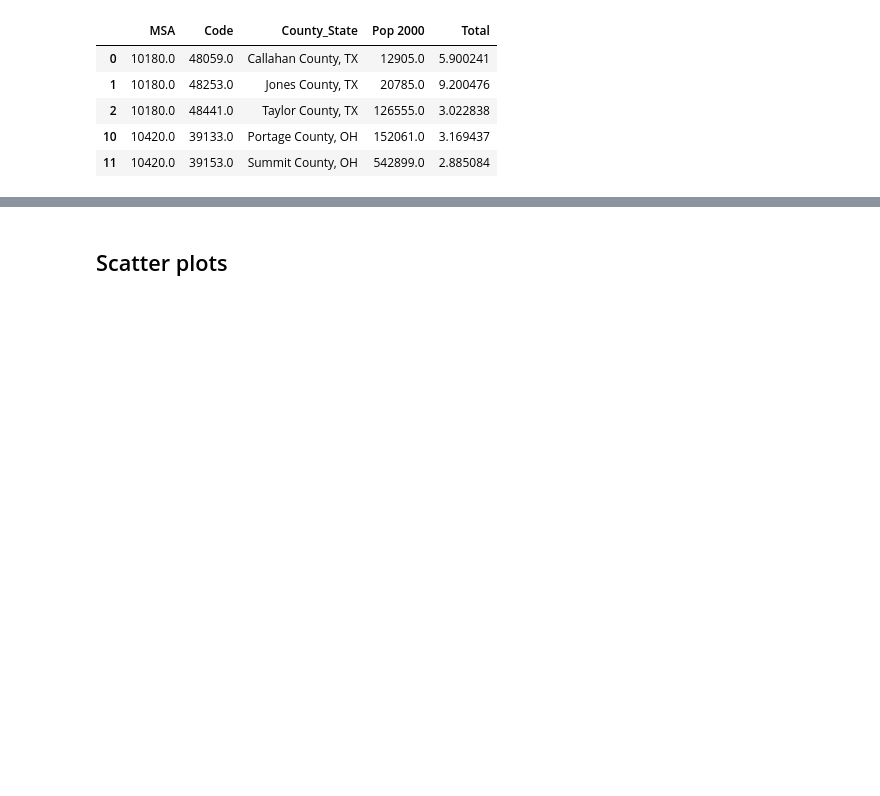
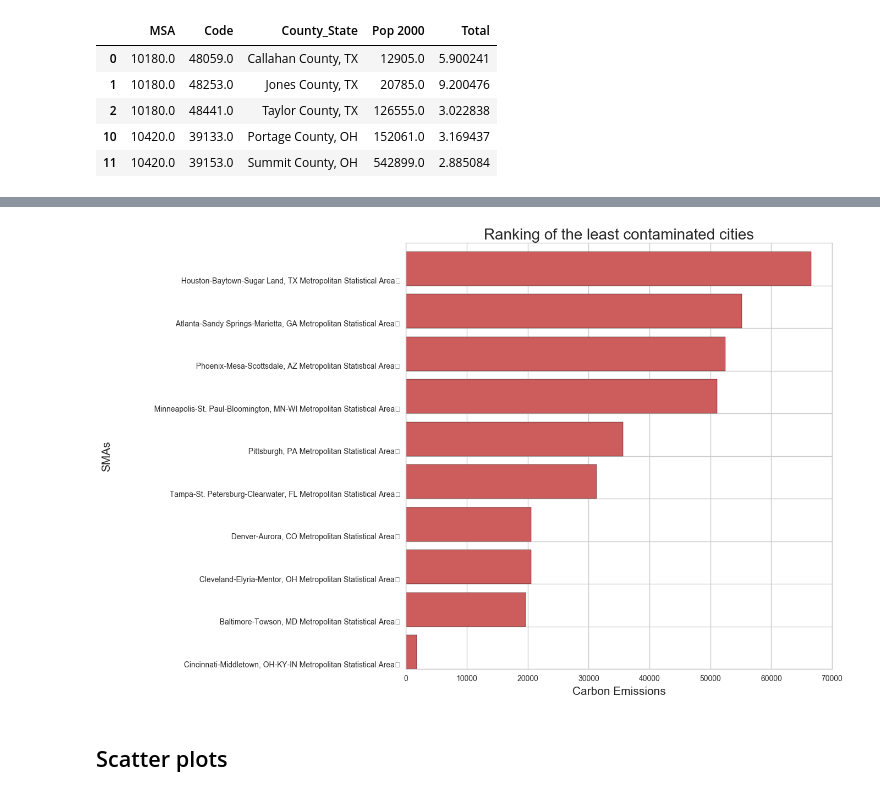
Before and after one commit to esanzglez/Study_of_Optimal_City, a Jupyter notebook: Study_Optimal_City.ipynb, the cells around one changed output, grey strips where cells are left out. Saved outputs shown, nothing was run; the diff lists cells and outputs as text; code cells hidden in the pictures; blank space fills up the shorter version.

```diff
--- a/Study_Optimal_City.ipynb
+++ b/Study_Optimal_City.ipynb
@@ -91,0 +91,3 @@ MSA_sort.sort
+# %%
+#top 10 of the cities that is most poluted
+GHG_LAST =MSA_sort_GHG.iloc[:10]
@@ -92,3 +108,13 @@ MSA_sort.sort
+# %%
+plt.figure(figsize = (10,10))
+plt.barh(np.arange(0,10),GHG_LAST['Total Carbon Emissions'], color = 'indianred')
+plt.title('Ranking of the least contaminated cities', size = 20)
+plt.ylabel('SMAs', size = 15)
+plt.xlabel('Carbon Emissions', size = 15)
+plt.yticks(np.arange(0,10),list(GHG_TOP.MSA_Name))
+plt.show()
+# %% [output]
+[figure, added]
 # %% [markdown]
 ## Scatter plots
 # %%
```
Also changed, not shown: parts of 14 cells of this notebook.
